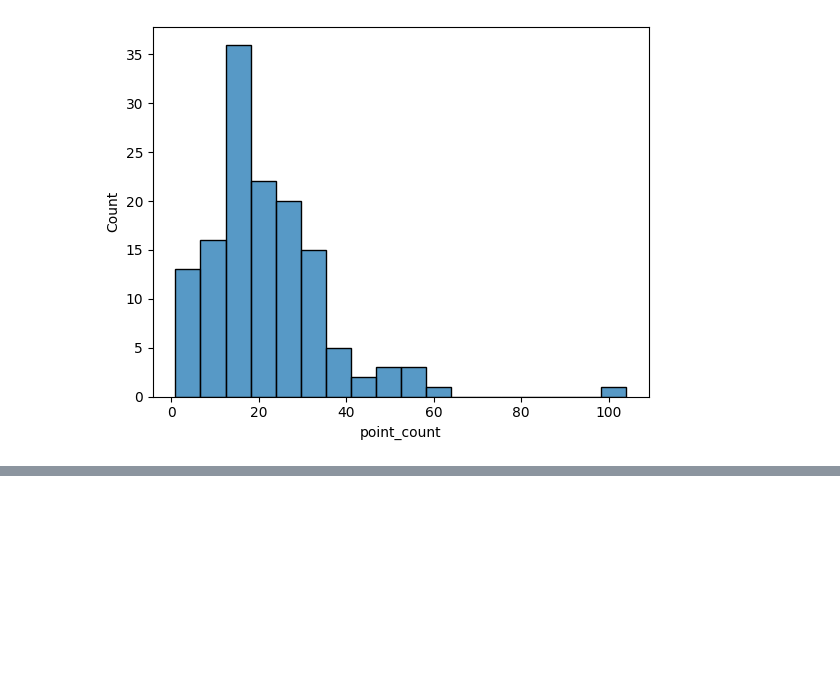
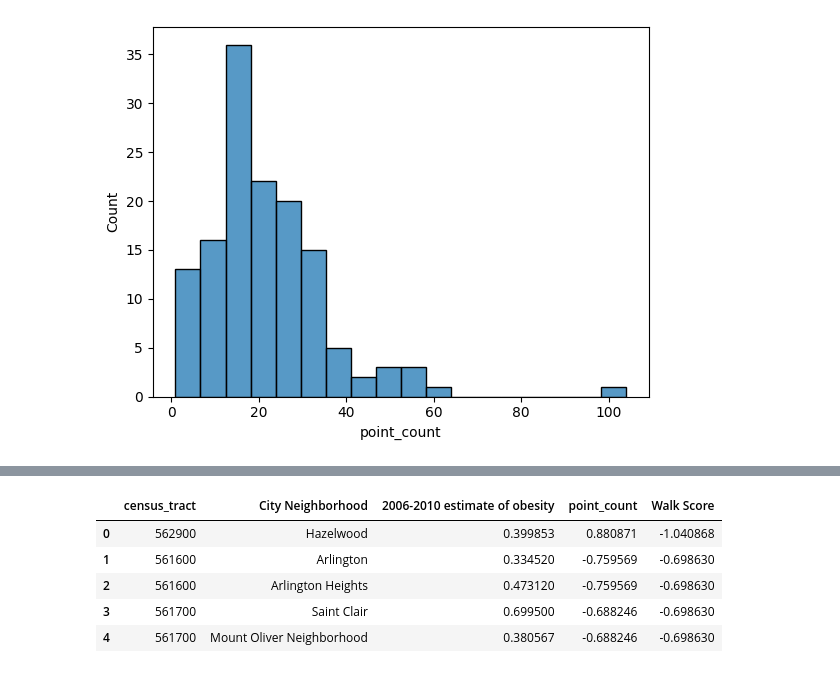
Before and after one commit to andrewnoonan2004/INFSCI-0510, a Jupyter notebook: final-project.ipynb, the cells around one changed output, grey strips where cells are left out. Cells and saved outputs as stored; diff of their text form; code cells hidden in the pictures; blank space fills up the shorter version.

```diff
--- a/final-project.ipynb
+++ b/final-project.ipynb
@@ -292,0 +391,2 @@ sns.histplot(data=points_counts,x= 'point_count')
+# %%
+points_counts = points_counts.rename(columns={'tractce10' : 'census_tract'})
@@ -292,0 +420,2 @@ sns.histplot(data=points_counts,x= 'point_count')
+# %%
+points_counts['census_tract'] = points_counts['census_tract'].str.lstrip('0')
@@ -292,0 +431,2 @@ sns.histplot(data=points_counts,x= 'point_count')
+# %%
+merged_df = pd.merge(obesity_rates, points_counts, on='census_tract')
@@ -292,0 +442,15 @@ sns.histplot(data=points_counts,x= 'point_count')
+# %%
+
+walk_score['census_tract'] = walk_score['census_tract'].astype('Int64')
+merged_df['census_tract'] = merged_df['census_tract'].astype('Int64')
+# Merge the DataFrames
+df = pd.merge(merged_df, walk_score, on='census_tract')
+# %%
+df.head()
+# %% [output]
+|  | census_tract | City Neighborhood | 2006-2010 estimate of obesity | point_count | Walk Score |
+| 0 | 562900 | Hazelwood | 0.399853 | 0.880871 | -1.040868 |
+| 1 | 561600 | Arlington | 0.334520 | -0.759569 | -0.698630 |
+| 2 | 561600 | Arlington Heights | 0.473120 | -0.759569 | -0.698630 |
+| 3 | 561700 | Saint Clair | 0.699500 | -0.688246 | -0.698630 |
+| 4 | 561700 | Mount Oliver Neighborhood | 0.380567 | -0.688246 | -0.698630 |
```
Also changed, not shown: parts of 22 cells of this notebook, 1 other file.
